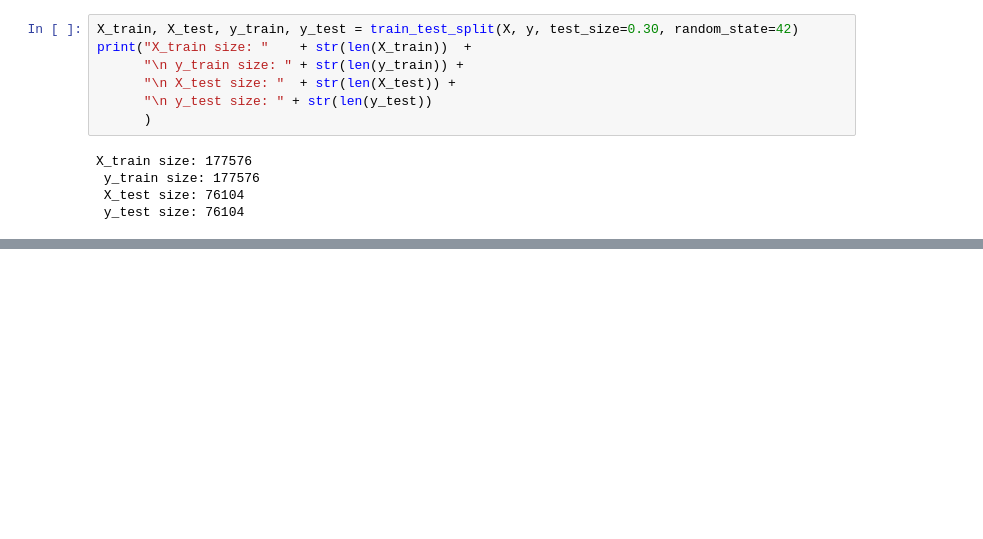
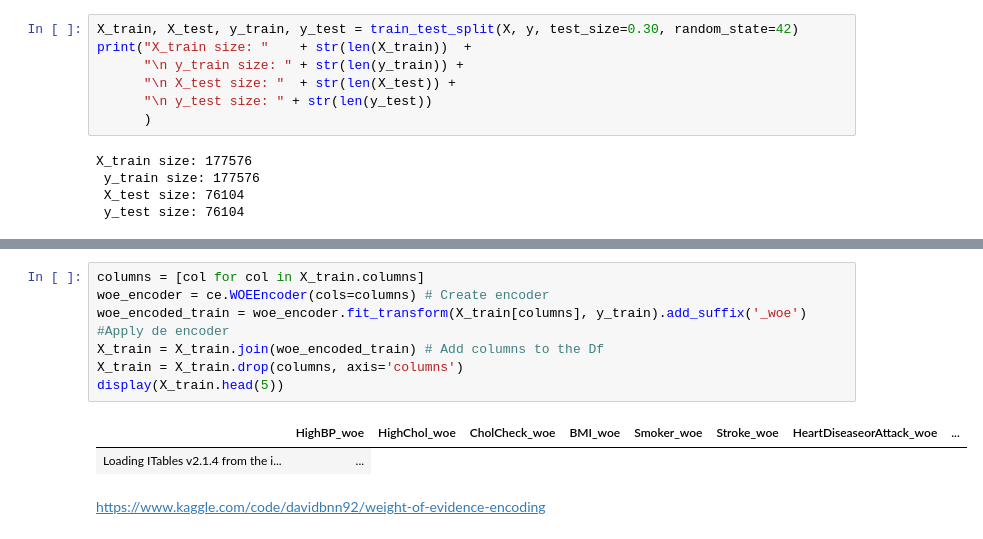
Before and after one commit to barrenha95/diabetes-prediction, a Jupyter notebook: notebooks/modeling.ipynb, the cells around one changed output, grey strips where cells are left out. Cells and saved outputs as stored; diff of their text form; blank space fills up the shorter version.

Commit message:
woe-encoder

```diff
--- a/notebooks/modeling.ipynb
+++ b/notebooks/modeling.ipynb
@@ -103,0 +111,12 @@ X_train size: 177576
+# %%
+columns = [col for col in X_train.columns]
+woe_encoder = ce.WOEEncoder(cols=columns) # Create encoder
+woe_encoded_train = woe_encoder.fit_transform(X_train[columns], y_train).add_suffix('_woe') #Apply de encoder
+X_train = X_train.join(woe_encoded_train) # Add columns to the Df
+X_train = X_train.drop(columns, axis='columns')
+display(X_train.head(5))
+# %% [output]
+|  | HighBP_woe | HighChol_woe | CholCheck_woe | BMI_woe | Smoker_woe | Stroke_woe | HeartDiseaseorAttack_woe | ... |
+| Loading ITables v2.1.4 from the i... | ... |
+# %% [markdown]
+https://www.kaggle.com/code/davidbnn92/weight-of-evidence-encoding
```
Also changed, not shown: parts of 2 cells of this notebook.
